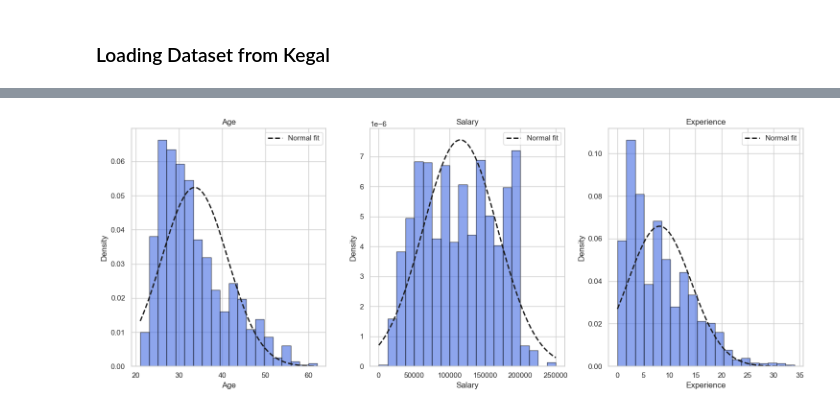
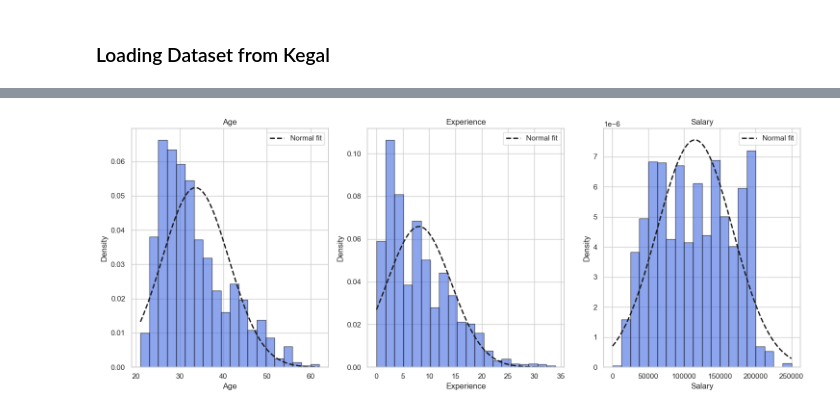
Before and after one commit to AsharArmoghan/Salary_Prediction_model, a Jupyter notebook: salary_prediction_model.ipynb, the cells around one changed output, grey strips where cells are left out. Drawn from its saved outputs; the diff is of its cells as text; code cells hidden in the pictures.

```diff
--- a/salary_prediction_model.ipynb
+++ b/salary_prediction_model.ipynb
@@ -84,8 +104,18 @@ df.rename(
     inplace=True,
 )
 print(df.columns)
-print(df['Gender'].unique())
-for col in ['Gender', 'Education', 'Job', 'Experience', 'Salary', 'Age']:
-    df[col] = df[col].fillna({"unknown": pd.NA, "nan": pd.NA})
+
+# Convert numeric columns to appropriate data types
+for col in ['Age', 'Experience', 'Salary']:
+    df[col] = (
+        pd.to_numeric(df[col], errors='coerce', downcast='integer')
+        .fillna(df[col].mean())
+        .abs()
+    )
+# convert categorical columns to string type
+for col in ['Education', 'Job', 'Gender']:
+    df[col] = df[col].astype(str).str.strip().str.lower()
+    df[col] = df[col].fillna(df[col].mode()[0])
+print(df.info())
 # %% [output]
 Index(['Age', 'Gender', 'Education', 'Job', 'Experience', 'Salary'], dtype='str')
@@ -139,0 +195,24 @@ Length: 5, dtype: str
+# %%
+# Categorical Features vs Target (Salary) Analysis
+print("CATEGORICAL FEATURES vs SALARY RELATIONSHIP")
+print("=" * 60)
+
+fig, axes = plt.subplots(1, 3, figsize=(18, 8))
+
+for idx, feature in enumerate(categorical_features):
+    print(f"\nMean Salary by {feature}:")
+    salary_by_cat = (
+        df.groupby(feature)['Salary'].agg(['mean', 'median', 'count', 'std']).round(2)
+    )
+    salary_by_cat = salary_by_cat.sort_values('mean', ascending=False)
+    print(salary_by_cat)
+
+    # Box plot
+    sns.boxplot(x=feature, y='Salary', data=df, ax=axes[idx])
+    axes[idx].set_title(f'Salary Distribution by {feature}', fontweight='bold')
+    axes[idx].set_xlabel(feature)
+    axes[idx].set_ylabel('Salary')
+    plt.sca(axes[idx])
+    plt.xticks(rotation=45, ha='right')
+plt.suptitle('')  # Remove default title
+plt.show()
@@ -140,24 +238,24 @@ Length: 5, dtype: str
 # %%
 sns.set_theme(style="whitegrid")
 fig, axes = plt.subplots(1, 3, figsize=(15, 6))
-for idx, col in enumerate(['Age', 'Salary', 'Experience']):
+for idx, col in enumerate(numeric_features):
     axes[idx].hist(
         df[col], bins=20, density=True, alpha=0.6, color='royalblue', edgecolor='black'
     )
     axes[idx].set_title(col)
     axes[idx].set_xlabel(col)
     axes[idx].set_ylabel('Frequency')
     # Calculate and plot normal distribution curve
     mu = df[col].mean()
     sigma = df[col].std()
     x = np.linspace(df[col].min(), df[col].max(), 100)
     # using formula for normal dist
     y = 1 / (sigma * np.sqrt(2 * np.pi)) * np.exp(-0.5 * ((x - mu) / sigma) ** 2)
     axes[idx].plot(x, y, 'k--', linewidth=2, label='Normal fit')
     axes[idx].set_title(col)
     axes[idx].set_xlabel(col)
     axes[idx].set_ylabel('Density')  # Changed from 'Frequency' to 'Density'
     axes[idx].legend()
 plt.tight_layout()
 # %% [output]
-[figure, old version]
+[figure, new version]
```
Also changed, not shown: parts of 20 cells of this notebook, 8 other files.
